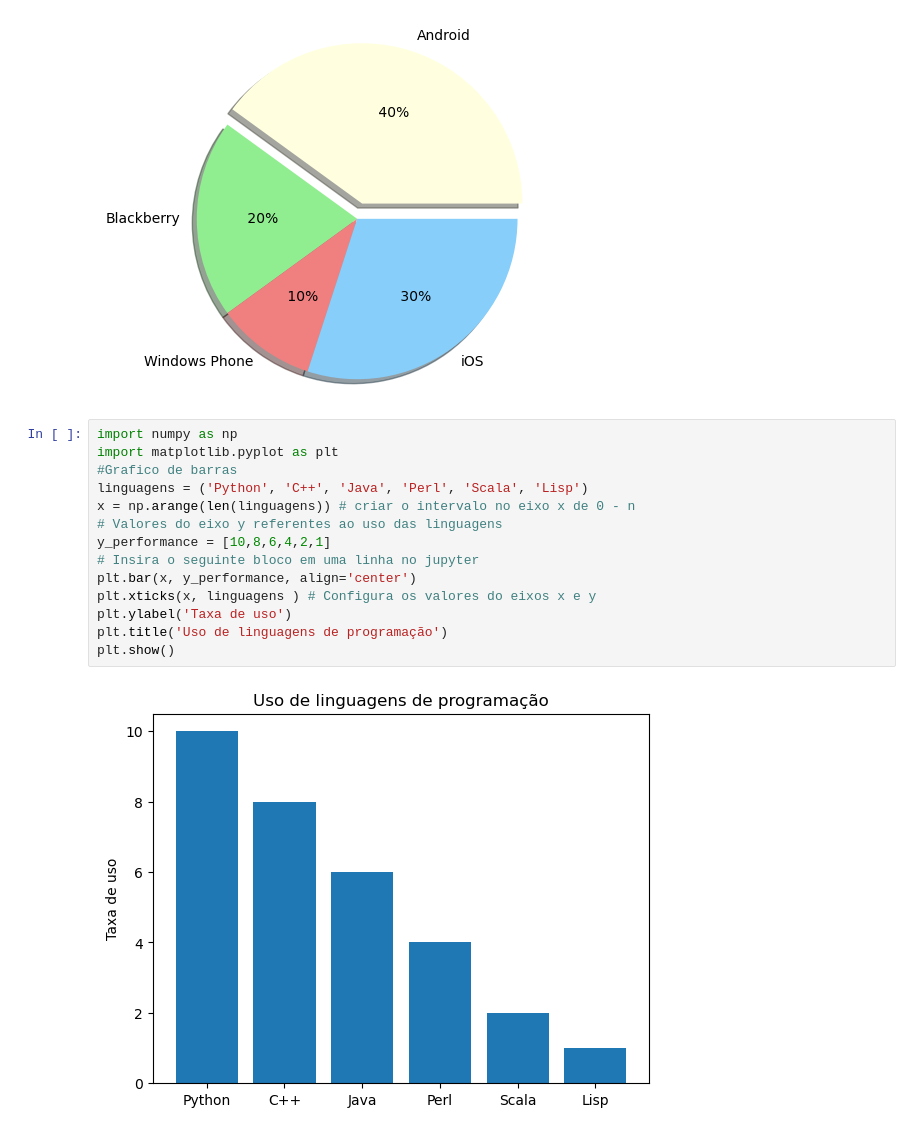
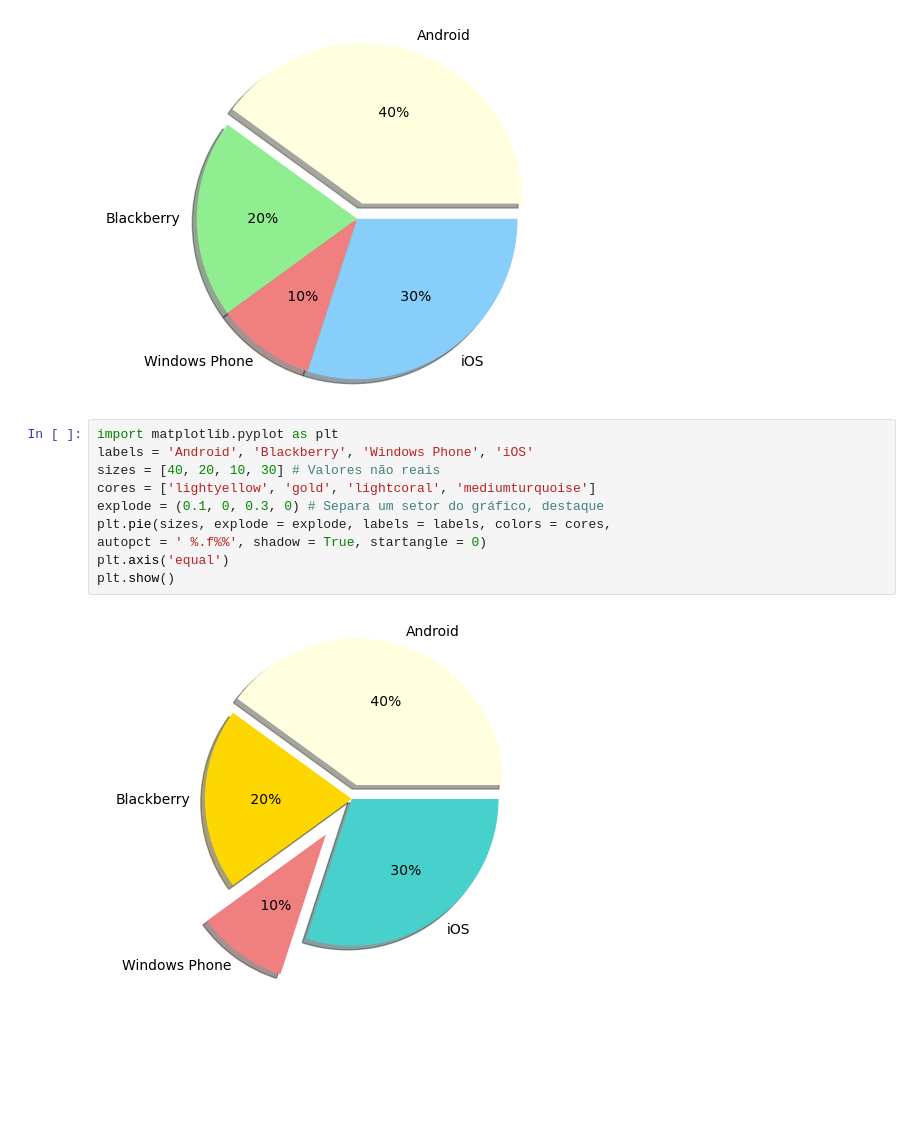
Before and after one commit to edvaldoljr/Gradacao-Aulas-Python-Pacotes, a Jupyter notebook: matplotlib.ipynb, the cells around one changed output. Drawn from its saved outputs; the diff is of its cells as text; blank space fills up the shorter version.

Commit message:
matplotlib

```diff
--- a/matplotlib.ipynb
+++ b/matplotlib.ipynb
@@ -27,19 +27,15 @@ plt.axis('equal')
 plt.show()
 # %% [output]
 [figure]
-# %%
-import numpy as np
-import matplotlib.pyplot as plt
-#Grafico de barras
-linguagens = ('Python', 'C++', 'Java', 'Perl', 'Scala', 'Lisp')
-x = np.arange(len(linguagens)) # criar o intervalo no eixo x de 0 - n
-# Valores do eixo y referentes ao uso das linguagens
-y_performance = [10,8,6,4,2,1]
-# Insira o seguinte bloco em uma linha no jupyter
-plt.bar(x, y_performance, align='center')
-plt.xticks(x, linguagens ) # Configura os valores do eixos x e y
-plt.ylabel('Taxa de uso')
-plt.title('Uso de linguagens de programação')
-plt.show()
-# %% [output]
-[figure, removed]
+# %%
+import matplotlib.pyplot as plt
+labels = 'Android', 'Blackberry', 'Windows Phone', 'iOS'
+sizes = [40, 20, 10, 30] # Valores não reais
+cores = ['lightyellow', 'gold', 'lightcoral', 'mediumturquoise']
+explode = (0.1, 0, 0.3, 0) # Separa um setor do gráfico, destaque
+plt.pie(sizes, explode = explode, labels = labels, colors = cores,
+autopct = ' %.f%%', shadow = True, startangle = 0)
+plt.axis('equal')
+plt.show()
+# %% [output]
+[figure, added]
```
Also changed, not shown: parts of 5 cells of this notebook, 1 other file.
